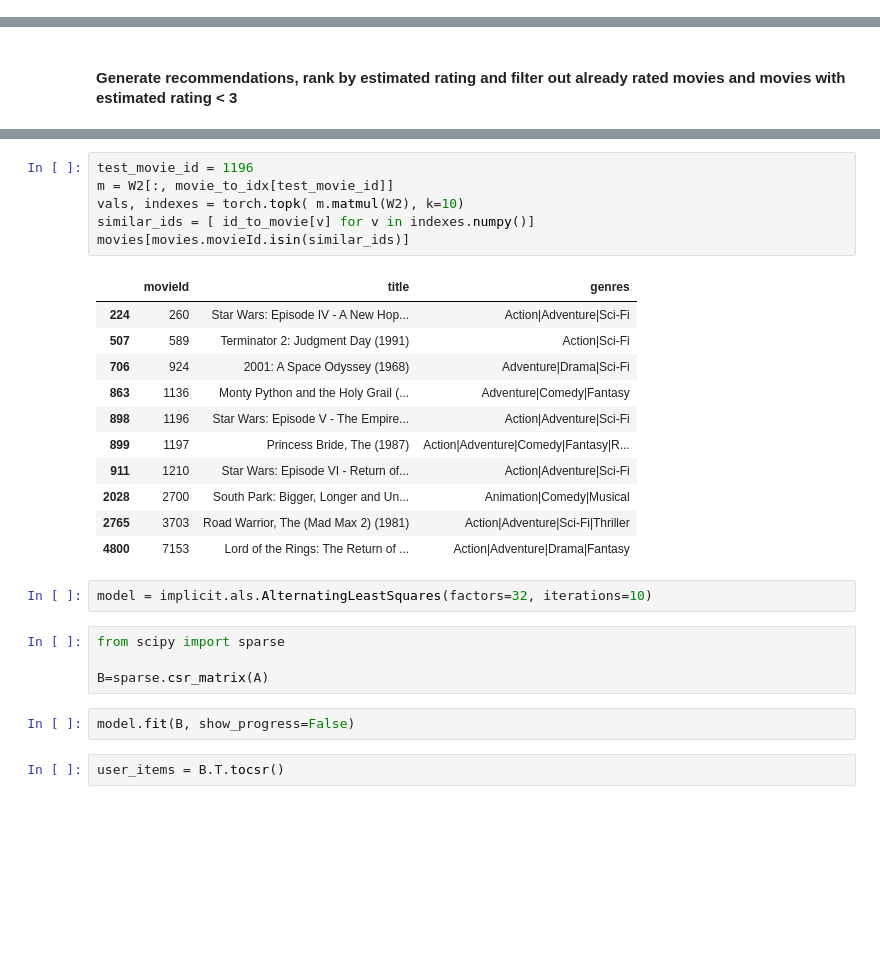
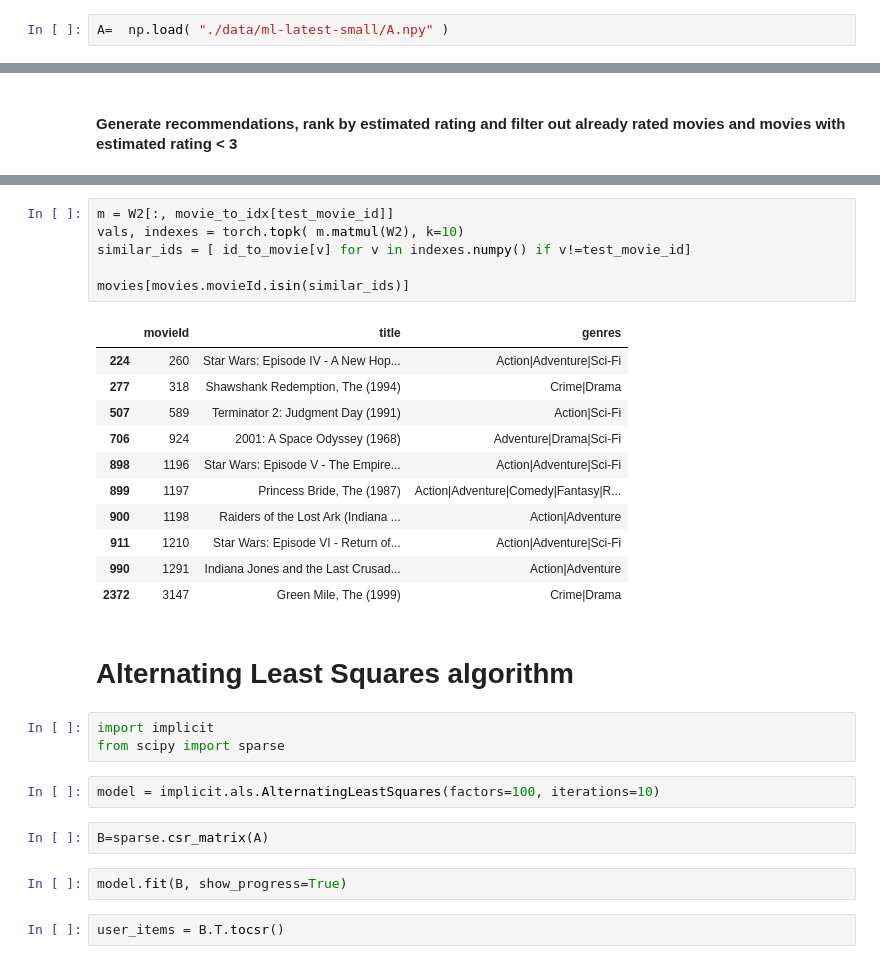
Before and after one commit to kperi/ml_lectures, a Jupyter notebook: day_6/Matrix Factorisation and Recommender Engines.ipynb, the cells around one changed output, grey strips where cells are left out. Saved outputs shown, nothing was run; the diff lists cells and outputs as text; blank space fills up the shorter version.

```diff
--- a/day_6/Matrix Factorisation and Recommender Engines.ipynb
+++ b/day_6/Matrix Factorisation and Recommender Engines.ipynb
@@ -144,3 +185,5 @@ tensor([[0, 0],
+# %%
+A=  np.load( "./data/ml-latest-small/A.npy" )
 # %% [markdown]
 ### Convert rating matrix to torch object
 # %%
@@ -276,29 +339,32 @@ recs[~recs.movieId.isin(m_ids.movieId.values)].head(n=10)
 # %%
-test_movie_id = 1196
 m = W2[:, movie_to_idx[test_movie_id]]
 vals, indexes = torch.topk( m.matmul(W2), k=10)
-similar_ids = [ id_to_movie[v] for v in indexes.numpy()]
+similar_ids = [ id_to_movie[v] for v in indexes.numpy() if v!=test_movie_id]
+
 movies[movies.movieId.isin(similar_ids)]
 # %% [output]
 |  | movieId | title | genres |
 | 224 | 260 | Star Wars: Episode IV - A New Hop... | Action|Adventure|Sci-Fi |
+| 277 | 318 | Shawshank Redemption, The (1994) | Crime|Drama |
 | 507 | 589 | Terminator 2: Judgment Day (1991) | Action|Sci-Fi |
 | 706 | 924 | 2001: A Space Odyssey (1968) | Adventure|Drama|Sci-Fi |
-| 863 | 1136 | Monty Python and the Holy Grail (... | Adventure|Comedy|Fantasy |
 | 898 | 1196 | Star Wars: Episode V - The Empire... | Action|Adventure|Sci-Fi |
 | 899 | 1197 | Princess Bride, The (1987) | Action|Adventure|Comedy|Fantasy|R... |
+| 900 | 1198 | Raiders of the Lost Ark (Indiana ... | Action|Adventure |
 | 911 | 1210 | Star Wars: Episode VI - Return of... | Action|Adventure|Sci-Fi |
-| 2028 | 2700 | South Park: Bigger, Longer and Un... | Animation|Comedy|Musical |
-| 2765 | 3703 | Road Warrior, The (Mad Max 2) (1981) | Action|Adventure|Sci-Fi|Thriller |
-| 4800 | 7153 | Lord of the Rings: The Return of ... | Action|Adventure|Drama|Fantasy |
+| 990 | 1291 | Indiana Jones and the Last Crusad... | Action|Adventure |
+| 2372 | 3147 | Green Mile, The (1999) | Crime|Drama |
+# %% [markdown]
+# Alternating Least Squares algorithm
+# %%
+import implicit
+from scipy import sparse
 # %%
-model = implicit.als.AlternatingLeastSquares(factors=32, iterations=10)
+model = implicit.als.AlternatingLeastSquares(factors=100, iterations=10)
 # %%
-from scipy import sparse
-
 B=sparse.csr_matrix(A)
 # %%
-model.fit(B, show_progress=False)
+model.fit(B, show_progress=True)
 # %%
 user_items = B.T.tocsr()
 # %%
```
Also changed, not shown: parts of 21 cells of this notebook, 1 other file.
